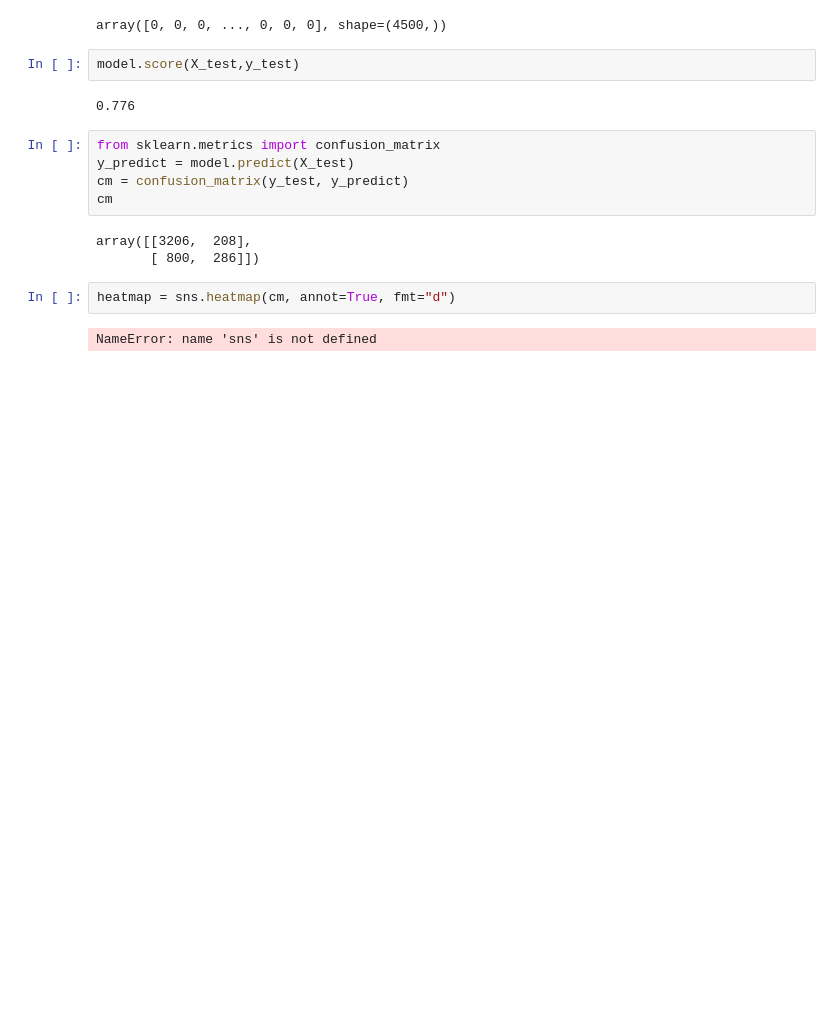
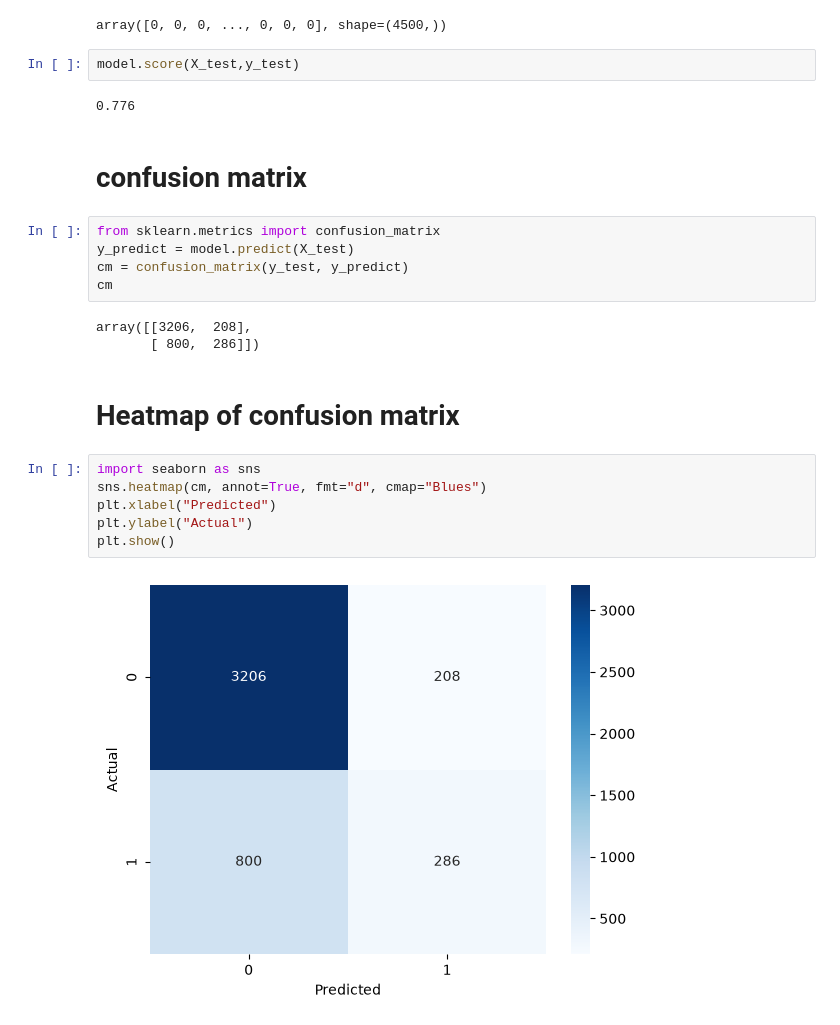
Before and after one commit to ghoshbmd94/MLModels, a Jupyter notebook: LogisticRegression/Binary_Classification/Binary_classification.ipynb, the cells around one changed output. Drawn from its saved outputs; the diff is of its cells as text; blank space fills up the shorter version.

```diff
--- a/LogisticRegression/Binary_Classification/Binary_classification.ipynb
+++ b/LogisticRegression/Binary_Classification/Binary_classification.ipynb
@@ -121,6 +121,8 @@ array([0, 0, 0, ..., 0, 0, 0], shape=(4500,))
 model.score(X_test,y_test)
 # %% [output]
 0.776
+# %% [markdown]
+# confusion matrix
 # %%
 from sklearn.metrics import confusion_matrix
 y_predict = model.predict(X_test)
@@ -129,7 +131,13 @@ cm
 # %% [output]
 array([[3206,  208],
        [ 800,  286]])
+# %% [markdown]
+# Heatmap of confusion matrix
 # %%
-heatmap = sns.heatmap(cm, annot=True, fmt="d")
+import seaborn as sns
+sns.heatmap(cm, annot=True, fmt="d", cmap="Blues")
+plt.xlabel("Predicted")
+plt.ylabel("Actual")
+plt.show()
 # %% [output]
-NameError: name 'sns' is not defined
+[figure, added]
```
Also changed, not shown: 1 other file.
